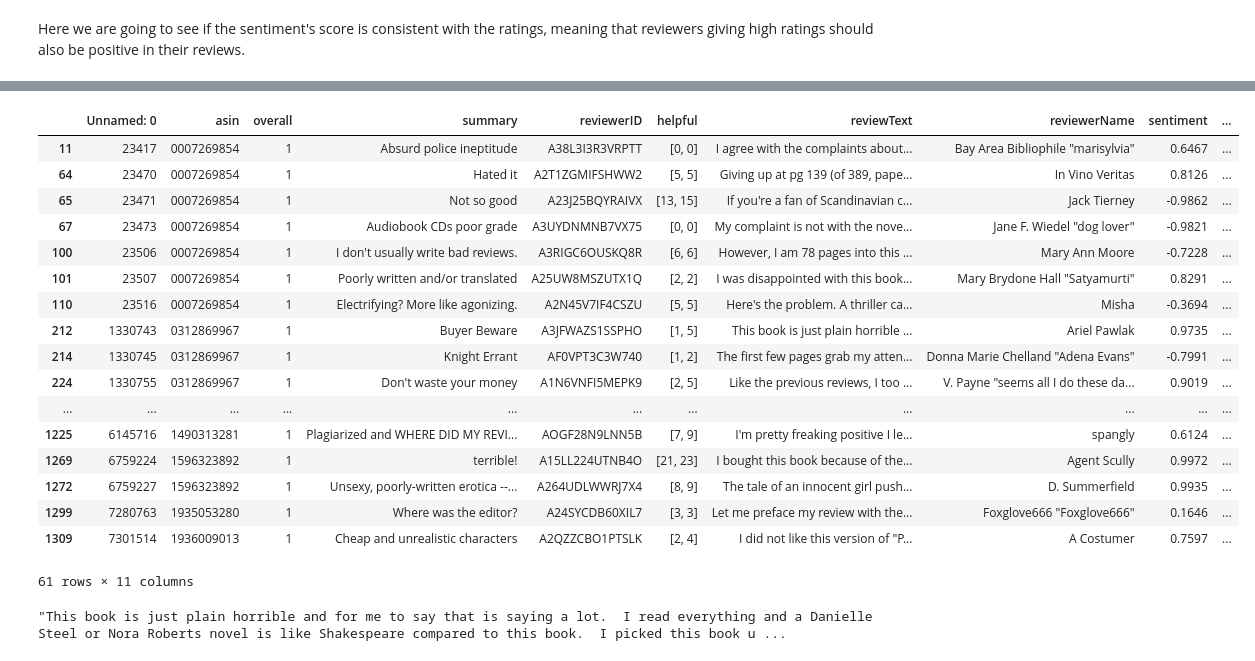
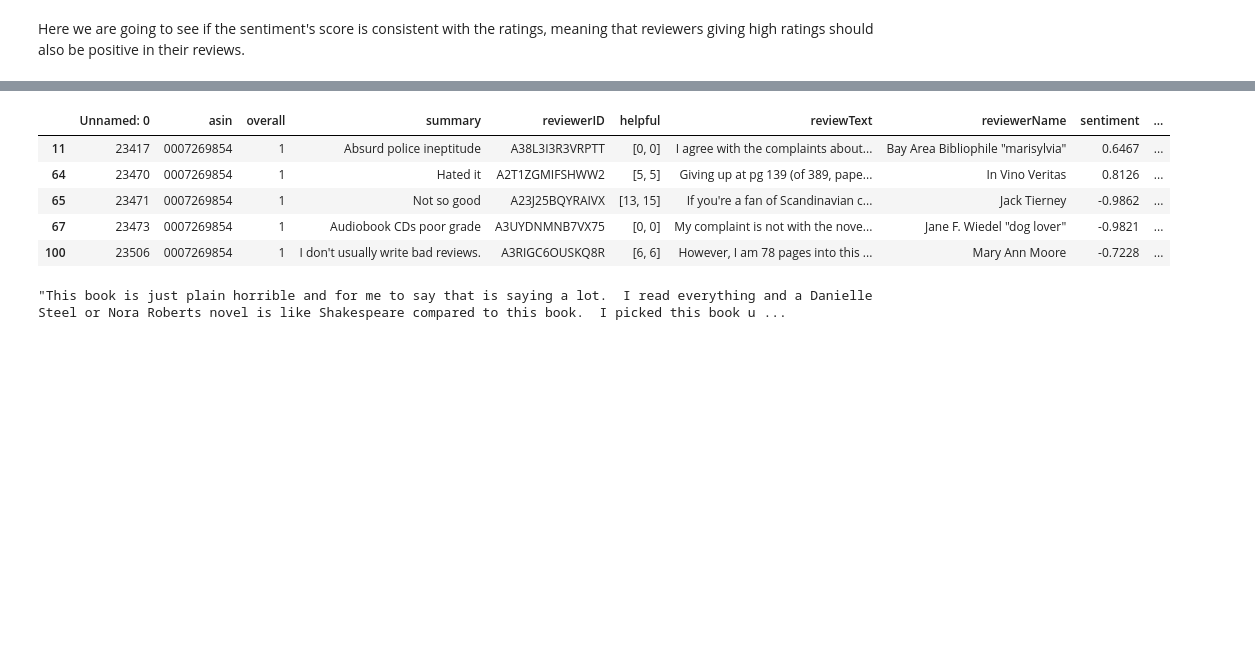
Before and after one commit to mj2905/ProjectMYP, a Jupyter notebook: project/Milestone 2.ipynb, the cells around one changed output, grey strips where cells are left out. Drawn from its saved outputs; the diff is of its cells as text; code cells hidden in the pictures; blank space fills up the shorter version.

```diff
--- a/project/Milestone 2.ipynb
+++ b/project/Milestone 2.ipynb
@@ -645,26 +645,14 @@ reviews_books_with_sentiment.groupby('overall').mean()
 | 4 | 3.435581e+06 | 0.675070 | 0.279179 | 0.477124 |
 | 5 | 3.741658e+06 | 0.728469 | 0.356776 | 0.542622 |
 # %%
-reviews_books_with_sentiment[reviews_books_with_sentiment['overall'] == 1]
+reviews_books_with_sentiment[reviews_books_with_sentiment['overall'] == 1].head()
 # %% [output]
 |  | Unnamed: 0 | asin | overall | summary | reviewerID | helpful | reviewText | reviewerName | sentiment | ... |
 | 11 | 23417 | 0007269854 | 1 | Absurd police ineptitude | A38L3I3R3VRPTT | [0, 0] | I agree with the complaints about... | Bay Area Bibliophile "marisylvia" | 0.6467 | ... |
 | 64 | 23470 | 0007269854 | 1 | Hated it | A2T1ZGMIFSHWW2 | [5, 5] | Giving up at pg 139 (of 389, pape... | In Vino Veritas | 0.8126 | ... |
 | 65 | 23471 | 0007269854 | 1 | Not so good | A23J25BQYRAIVX | [13, 15] | If you're a fan of Scandinavian c... | Jack Tierney | -0.9862 | ... |
 | 67 | 23473 | 0007269854 | 1 | Audiobook CDs poor grade | A3UYDNMNB7VX75 | [0, 0] | My complaint is not with the nove... | Jane F. Wiedel "dog lover" | -0.9821 | ... |
 | 100 | 23506 | 0007269854 | 1 | I don't usually write bad reviews. | A3RIGC6OUSKQ8R | [6, 6] | However, I am 78 pages into this ... | Mary Ann Moore | -0.7228 | ... |
-| 101 | 23507 | 0007269854 | 1 | Poorly written and/or translated | A25UW8MSZUTX1Q | [2, 2] | I was disappointed with this book... | Mary Brydone Hall "Satyamurti" | 0.8291 | ... |
-| 110 | 23516 | 0007269854 | 1 | Electrifying? More like agonizing. | A2N45V7IF4CSZU | [5, 5] | Here's the problem. A thriller ca... | Misha | -0.3694 | ... |
-| 212 | 1330743 | 0312869967 | 1 | Buyer Beware | A3JFWAZS1SSPHO | [1, 5] | This book is just plain horrible ... | Ariel Pawlak | 0.9735 | ... |
-| 214 | 1330745 | 0312869967 | 1 | Knight Errant | AF0VPT3C3W740 | [1, 2] | The first few pages grab my atten... | Donna Marie Chelland "Adena Evans" | -0.7991 | ... |
-| 224 | 1330755 | 0312869967 | 1 | Don't waste your money | A1N6VNFI5MEPK9 | [2, 5] | Like the previous reviews, I too ... | V. Payne "seems all I do these da... | 0.9019 | ... |
-| ... | ... | ... | ... | ... | ... | ... | ... | ... | ... | ... |
-| 1225 | 6145716 | 1490313281 | 1 | Plagiarized and WHERE DID MY REVI... | AOGF28N9LNN5B | [7, 9] | I'm pretty freaking positive I le... | spangly | 0.6124 | ... |
-| 1269 | 6759224 | 1596323892 | 1 | terrible! | A15LL224UTNB4O | [21, 23] | I bought this book because of the... | Agent Scully | 0.9972 | ... |
-| 1272 | 6759227 | 1596323892 | 1 | Unsexy, poorly-written erotica --... | A264UDLWWRJ7X4 | [8, 9] | The tale of an innocent girl push... | D. Summerfield | 0.9935 | ... |
-| 1299 | 7280763 | 1935053280 | 1 | Where was the editor? | A24SYCDB60XIL7 | [3, 3] | Let me preface my review with the... | Foxglove666 "Foxglove666" | 0.1646 | ... |
-| 1309 | 7301514 | 1936009013 | 1 | Cheap and unrealistic characters | A2QZZCBO1PTSLK | [2, 4] | I did not like this version of "P... | A Costumer | 0.7597 | ... |
-61 rows × 11 columns
 # %%
 reviews_books_with_sentiment.iloc[212]['reviewText']
 # %% [output]
```
Also changed, not shown: parts of 6 cells of this notebook, 2 other files.
